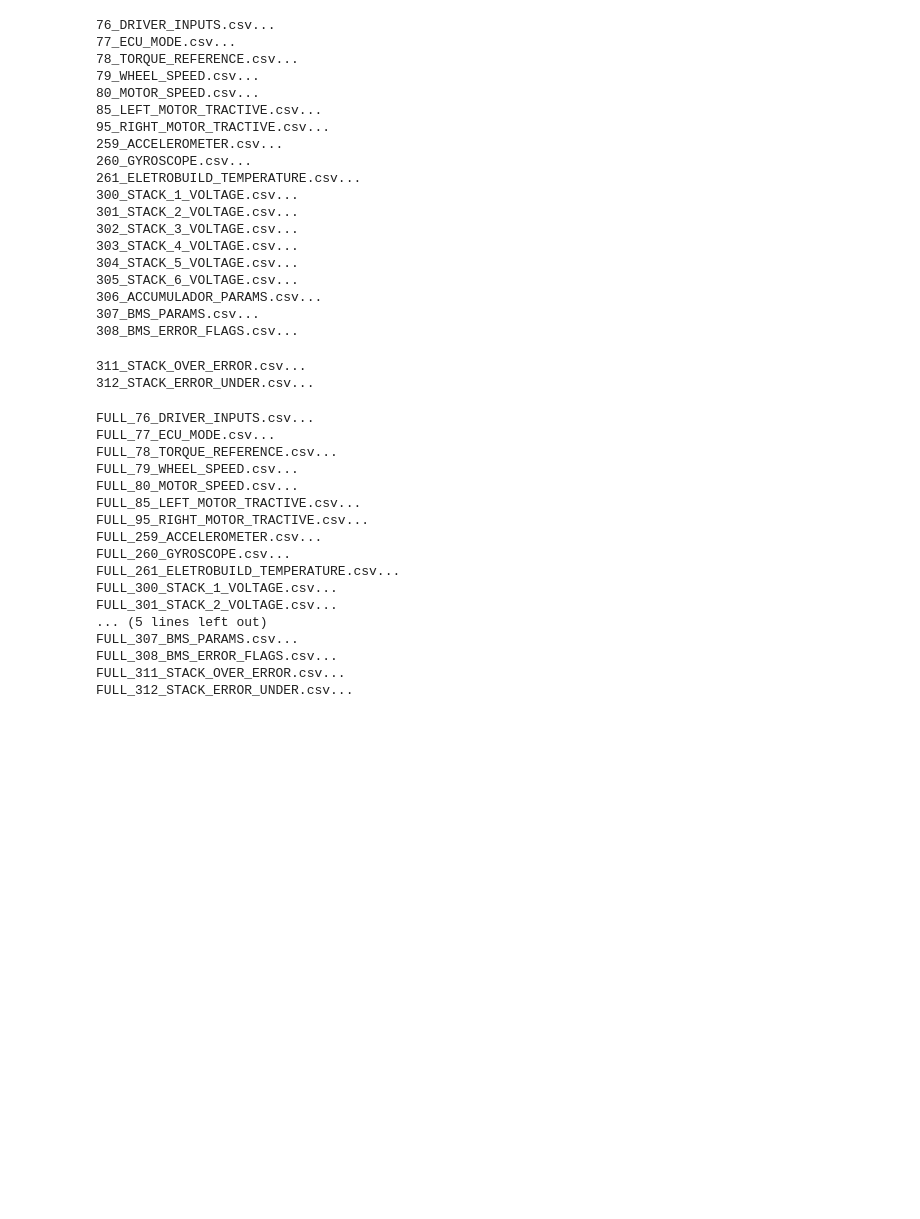
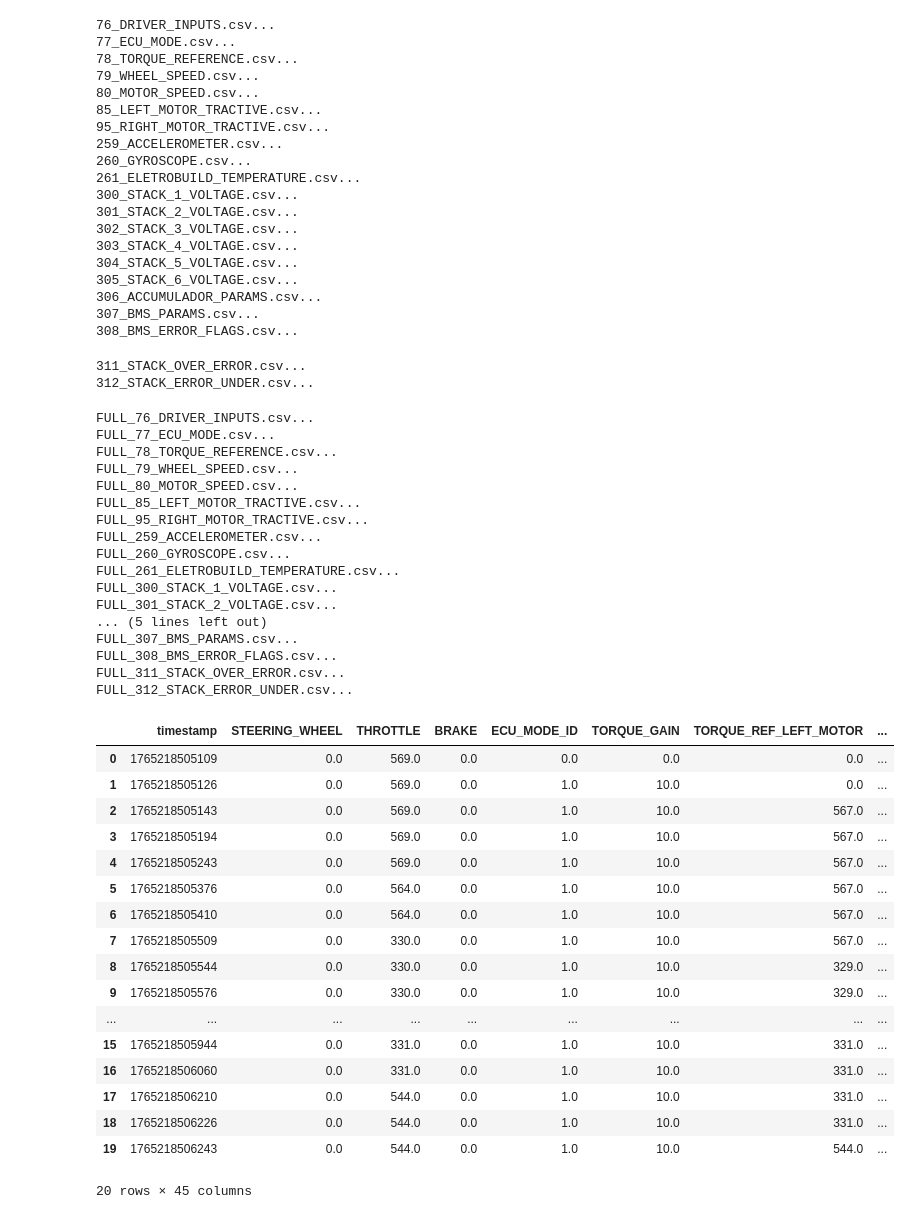
Before and after one commit to Tesla-UFMG/Data-Analysis, a Jupyter notebook: csv_grouping.ipynb, the cells around one changed output. Drawn from its saved outputs; the diff is of its cells as text; code cells hidden in the pictures; blank space fills up the shorter version.

Commit message:
agrupamento, ordenação, tratamento de NA funcional

```diff
--- a/csv_grouping.ipynb
+++ b/csv_grouping.ipynb
@@ -180,7 +180,7 @@ for file_name in extra_file_names:
 # quais colunas precisa refatorar para colocar no arquivo final FULL.csv
 # (old_name, new_name)
 columns_rename_map = {
-    "FULL_77_ECU_MODE.csv": [("MODE_ID", "ECU_MODE_ID")],
+    "FULL_77_ECU_MODE.csv": [("MODE_ID", "ECU_MODE_ID"), ("TORQUE_GAIN_ID", "TORQUE_GAIN")],
     "FULL_85_LEFT_MOTOR_TRACTIVE.csv": [("SPEED", "LEFT_MOTOR_SPEED")],
     "FULL_95_RIGHT_MOTOR_TRACTIVE.csv": [("SPEED", "RIGHT_MOTOR_SPEED")],
     "FULL_259_ACCELEROMETER.csv": [("ACCEL_Z", "ACCEL_LONGITUDINAL")],
@@ -206,10 +206,14 @@ columns_rename_map = {
     "FULL_307_BMS_PARAMS.csv": [("MODE_ID", "BMS_MODE_ID"), ("ERROR_ID", "BMS_ERROR_ID")],
 }
 
-# quais colunas vou efetivamente usar dos full individuais
+# quais colunas vou efetivamente usar dos full individuais - nomes refatorados ja
 file_columns_map = {
     'FULL_76_DRIVER_INPUTS.csv': ['STEERING_WHEEL', 'THROTTLE', 'BRAKE'],
-    'FULL_77_ECU_MODE.csv': ['ECU_MODE_ID', 'TORQUE_GAIN_ID']
+    'FULL_77_ECU_MODE.csv': ['ECU_MODE_ID', 'TORQUE_GAIN'],
+    'FULL_78_TORQUE_REFERENCE.csv': ['TORQUE_REF_LEFT_MOTOR', 'TORQUE_REF_RIGHT_MOTOR'],
+    'FULL_85_LEFT_MOTOR_TRACTIVE.csv': ['LEFT_MOTOR_SPEED'],
+    'FULL_95_RIGHT_MOTOR_TRACTIVE.csv': ['RIGHT_MOTOR_SPEED'],
+    'FULL_259_ACCELEROMETER.csv': ['ACCEL_LONGITUDINAL'],
 }
 # %%
 # passa pelos fulls: remove timestamps que estão fora dos ranges
@@ -270,7 +274,9 @@ for file_name in full_file_names:
                         result = next((item for item in refactor_list if item[1] == col), None)
 
                         if result == None:
-                            raise ValueError("Column Not Found")
+                            # a coluna atual nao precisa de refatoração
+                            data_row[col].append(df.iloc[i][col])
+                            continue
 
                         old_name, new_name = result
                         data_row[new_name].append(df.iloc[i][old_name])
@@ -284,11 +290,22 @@ for file_name in full_file_names:
     new_rows = pd.DataFrame(data_row)
     full_df = pd.concat([full_df, new_rows], ignore_index=True)
 
-# TODO: ORDENAR O DATAFRAME ANTES DE SALVAR NO CSV
+# ordena o df por timestamp
 sorted_full_df = full_df.sort_values(by='timestamp')
 
-# salva o full_df para um CSV novo
-sorted_full_df.to_csv(f'{full_folder}/full_df.csv')
+# agrupa e toma a media de timestamps duplicados
+full_df_grouped = sorted_full_df.groupby('timestamp', as_index=False).mean()
+
+# zera as medições NA da primeira linha
+for j in range(full_df_grouped.shape[1]):
+    if pd.isna(full_df_grouped.iloc[0, j]):
+        full_df_grouped.iloc[0, j] = 0
+
+# remover os NA puxando o valor do timestamp anterior
+filled_full_df_grouped = full_df_grouped.fillna(method='ffill')
+
+# salva o df final para um CSV novo
+filled_full_df_grouped.to_csv(f'{full_folder}/full_df.csv')
 # %% [output]
 FULL_76_DRIVER_INPUTS.csv...
 FULL_77_ECU_MODE.csv...
@@ -307,3 +324,24 @@ FULL_307_BMS_PARAMS.csv...
 FULL_308_BMS_ERROR_FLAGS.csv...
 FULL_311_STACK_OVER_ERROR.csv...
 FULL_312_STACK_ERROR_UNDER.csv...
+# %%
+filled_full_df_grouped.head(20)
+# %% [output]
+|  | timestamp | STEERING_WHEEL | THROTTLE | BRAKE | ECU_MODE_ID | TORQUE_GAIN | TORQUE_REF_LEFT_MOTOR | ... |
+| 0 | 1765218505109 | 0.0 | 569.0 | 0.0 | 0.0 | 0.0 | 0.0 | ... |
+| 1 | 1765218505126 | 0.0 | 569.0 | 0.0 | 1.0 | 10.0 | 0.0 | ... |
+| 2 | 1765218505143 | 0.0 | 569.0 | 0.0 | 1.0 | 10.0 | 567.0 | ... |
+| 3 | 1765218505194 | 0.0 | 569.0 | 0.0 | 1.0 | 10.0 | 567.0 | ... |
+| 4 | 1765218505243 | 0.0 | 569.0 | 0.0 | 1.0 | 10.0 | 567.0 | ... |
+| 5 | 1765218505376 | 0.0 | 564.0 | 0.0 | 1.0 | 10.0 | 567.0 | ... |
+| 6 | 1765218505410 | 0.0 | 564.0 | 0.0 | 1.0 | 10.0 | 567.0 | ... |
+| 7 | 1765218505509 | 0.0 | 330.0 | 0.0 | 1.0 | 10.0 | 567.0 | ... |
+| 8 | 1765218505544 | 0.0 | 330.0 | 0.0 | 1.0 | 10.0 | 329.0 | ... |
+| 9 | 1765218505576 | 0.0 | 330.0 | 0.0 | 1.0 | 10.0 | 329.0 | ... |
+| ... | ... | ... | ... | ... | ... | ... | ... | ... |
+| 15 | 1765218505944 | 0.0 | 331.0 | 0.0 | 1.0 | 10.0 | 331.0 | ... |
+| 16 | 1765218506060 | 0.0 | 331.0 | 0.0 | 1.0 | 10.0 | 331.0 | ... |
+| 17 | 1765218506210 | 0.0 | 544.0 | 0.0 | 1.0 | 10.0 | 331.0 | ... |
+| 18 | 1765218506226 | 0.0 | 544.0 | 0.0 | 1.0 | 10.0 | 331.0 | ... |
+| 19 | 1765218506243 | 0.0 | 544.0 | 0.0 | 1.0 | 10.0 | 544.0 | ... |
+20 rows × 45 columns
```
Also changed, not shown: 1 other file.
